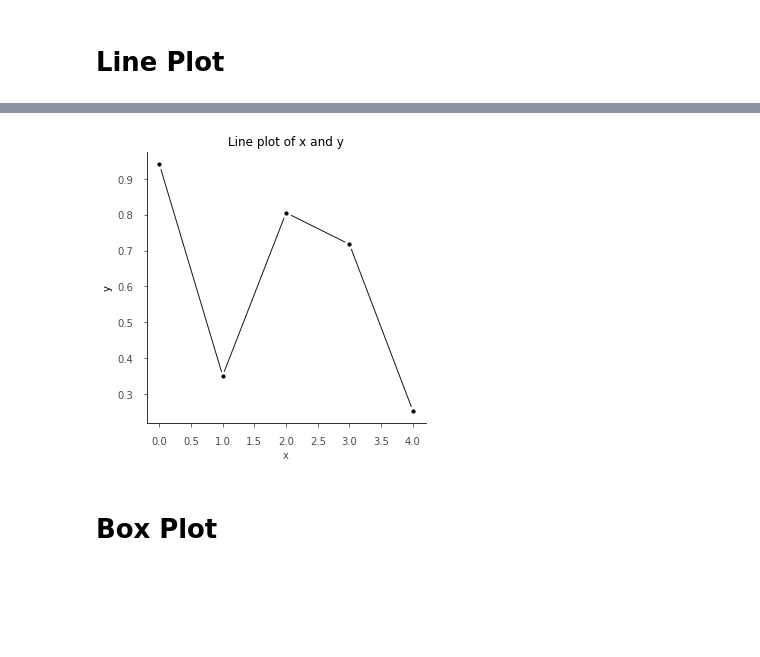
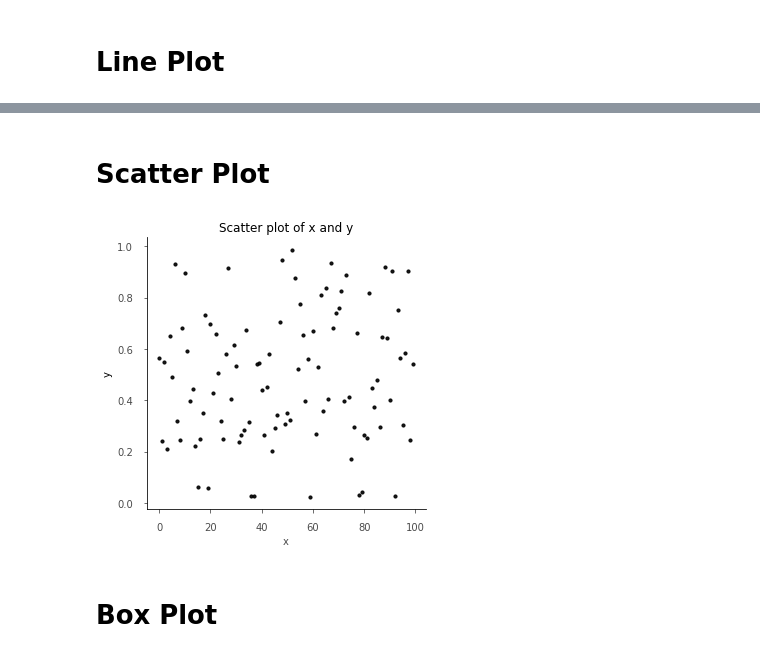
Before and after one commit to hsteinshiromoto/python.tufte, a Jupyter notebook: notebooks/plots.ipynb, the cells around one changed output, grey strips where cells are left out. Cells and saved outputs as stored; diff of their text form; code cells hidden in the pictures; blank space fills up the shorter version.

Commit message:
add scatter plot

```diff
--- a/notebooks/plots.ipynb
+++ b/notebooks/plots.ipynb
@@ -32,10 +39,12 @@ import tufte as tt
+# %% [markdown]
+# Scatter Plot
 # %%
-n_samples = 5
+n_samples = 100
 x = range(n_samples)
 y = np.random.rand(n_samples, 1)
-ax = tt.lineplot(x=x, y=y, figsize=(5, 5))
+ax = tt.scatterplot(x=x, y=y, figsize=(5, 5))
 # %% [output]
-[figure, old version]
+[figure, new version]
 # %% [markdown]
 # Box Plot
 # %%
```
Also changed, not shown: parts of 1 cell of this notebook, 2 other files.
